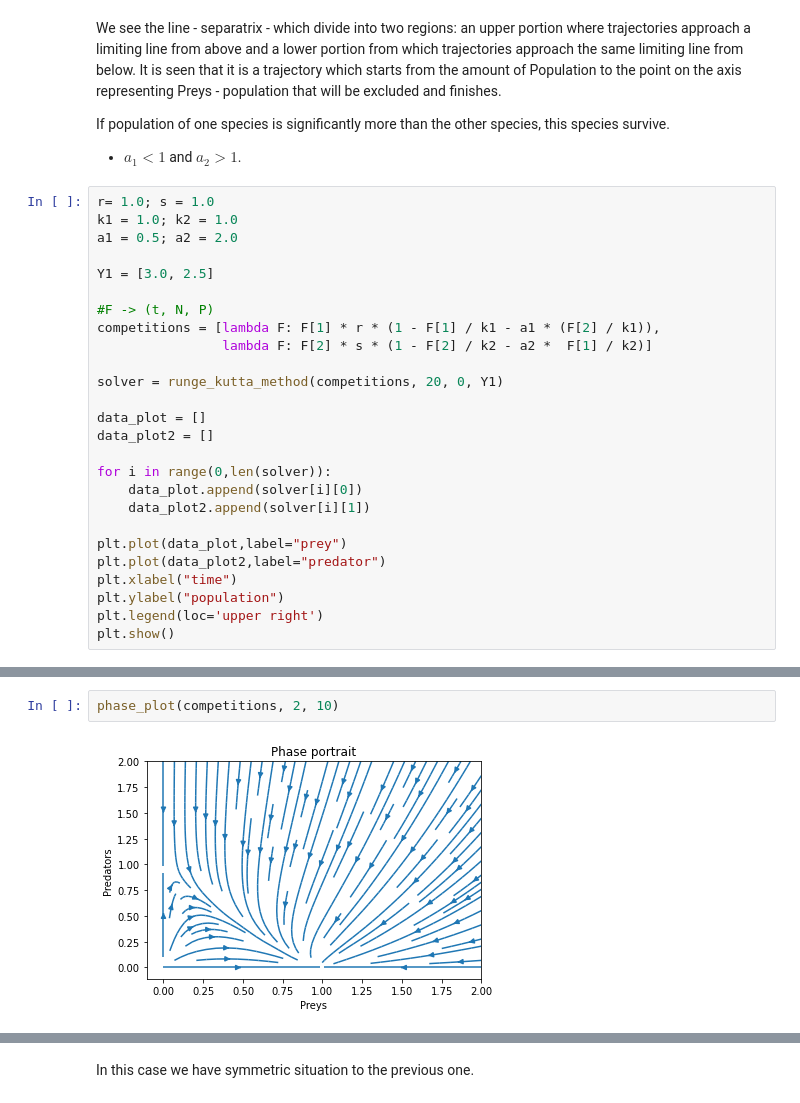
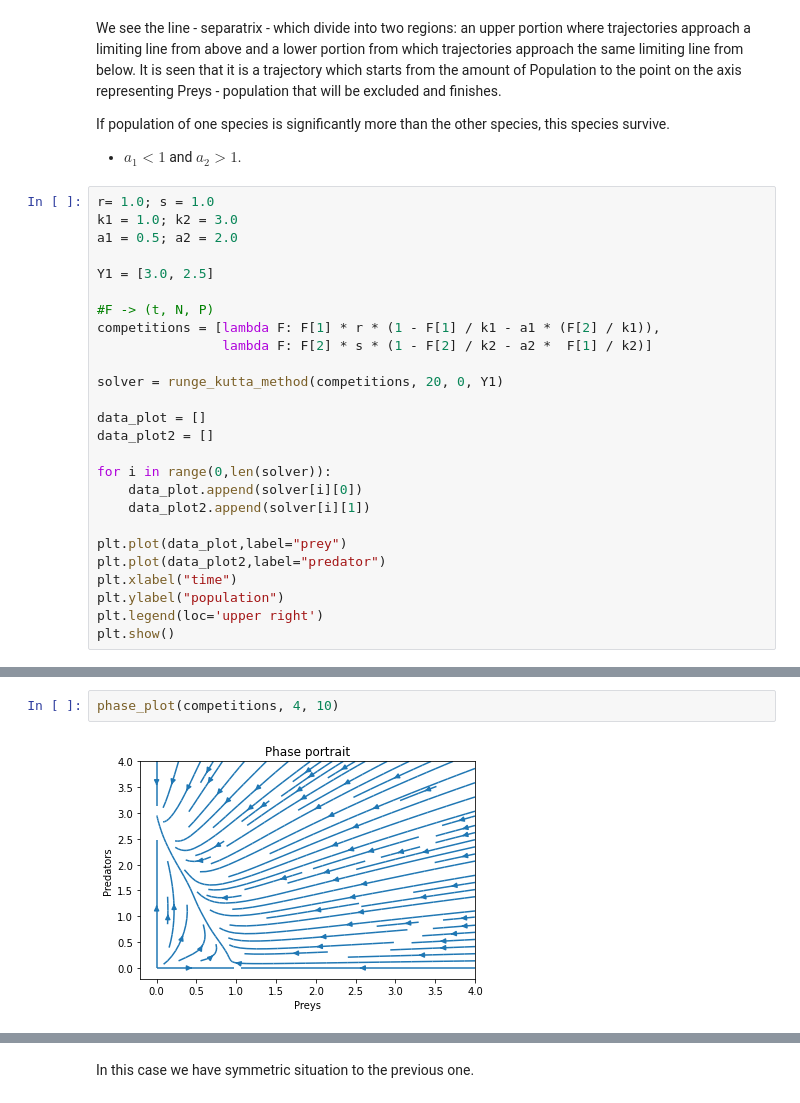
Before and after one commit to Deneverhad/Lotka, a Jupyter notebook: Lotka-Voltera.ipynb, the cells around one changed output, grey strips where cells are left out. Drawn from its saved outputs; the diff is of its cells as text.

```diff
--- a/Lotka-Voltera.ipynb
+++ b/Lotka-Voltera.ipynb
@@ -375,7 +375,7 @@ If population of one species is significantly more than the other species, this
 - $ a_1 < 1 $ and $ a_2 > 1 $.
 # %%
 r= 1.0; s = 1.0
-k1 = 1.0; k2 = 1.0
+k1 = 1.0; k2 = 3.0
 a1 = 0.5; a2 = 2.0
 
 Y1 = [3.0, 2.5]
@@ -412,6 +412,6 @@ plt.scatter(prey, pred, c='red')
 # %%
-phase_plot(competitions, 2, 10)
+phase_plot(competitions, 4, 10)
 # %% [output]
-[figure, old version]
+[figure, new version]
 # %% [markdown]
 The weaker of the species dies and stronger survives. Solution tends to capacity for stronger species.
```
Also changed, not shown: parts of 10 cells of this notebook.
